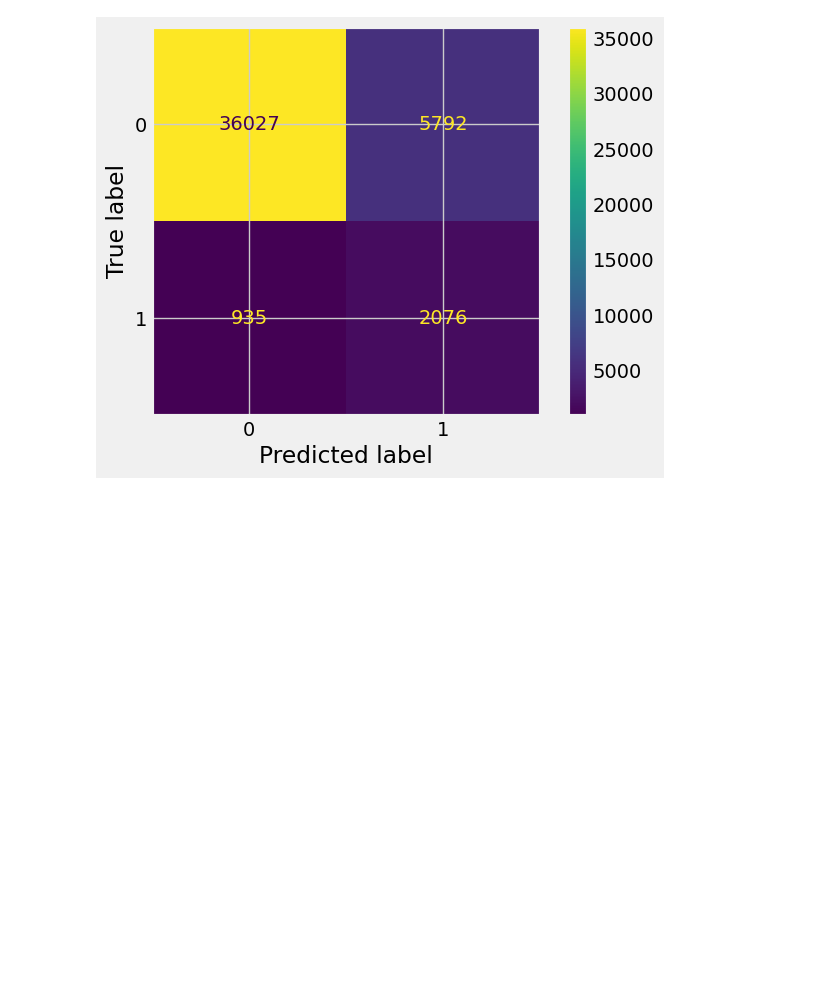
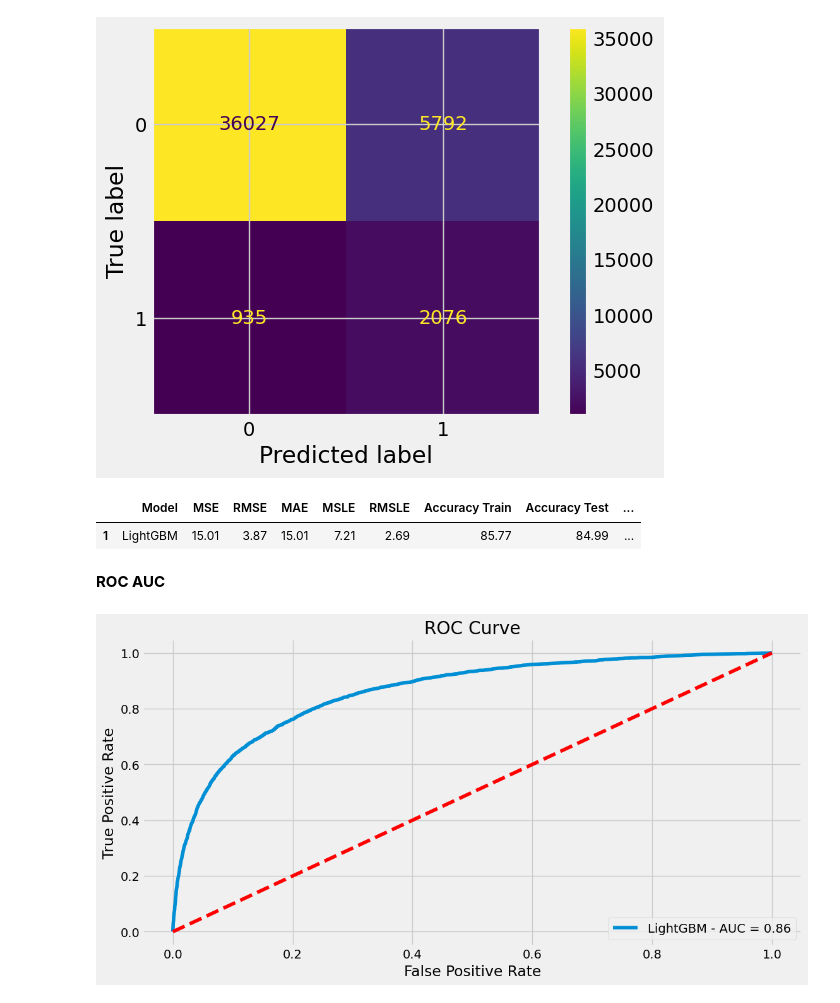
Before and after one commit to Arnold-git/Credit-Risk-Scoring, a Jupyter notebook: Research-and-Development/credit-scoring-EDA-modelling.ipynb, the cells around one changed output. Saved outputs shown, nothing was run; the diff lists cells and outputs as text; code cells hidden in the pictures; blank space fills up the shorter version.

```diff
--- a/Research-and-Development/credit-scoring-EDA-modelling.ipynb
+++ b/Research-and-Development/credit-scoring-EDA-modelling.ipynb
@@ -832,7 +832,7 @@ bestEstimatorLGB = lgb.LGBMClassifier(colsample_bytree=0.6, importance_type='gai
                random_state=7, scale_pos_weight=10, subsample=0.8).fit(X_train, y_train.flatten(), feature_name = train_df.columns.to_list())
 # %%
 yPredLGB = bestEstimatorLGB.predict_proba(X_test)
-yPredLGB = yPredLGB
+yPredLGB = yPredLGB[:, 1]
 # %%
 bestEstimatorLGB.classes_
 # %% [output]
@@ -873,3 +873,35 @@ disp.plot()
 plt.show()
 # %% [output]
 [figure]
+# %%
+LGBMetrics = pd.DataFrame({
+    'Model': 'LightGBM',
+    'MSE': round(metrics.mean_squared_error(y_test, yTestPredLGB)*100, 2),
+    'RMSE': round(np.sqrt(metrics.mean_squared_error(y_test, yTestPredLGB)*100), 2),
+    'MAE': round(metrics.mean_absolute_error(y_test, yTestPredLGB)*100, 2),
+    'MSLE': round(metrics.mean_squared_log_error(y_test, yTestPredLGB)*100, 2),
+    'RMSLE': round(np.sqrt(metrics.mean_squared_log_error(y_test, yTestPredLGB)*100), 2),
+    'Accuracy Train': round(bestEstimatorLGB.score(X_train, y_train)*100, 2),
+    'Accuracy Test': round(bestEstimatorLGB.score(X_test, y_test)*100, 2),
+    'F-Beta Score (β=2)': round(metrics.fbeta_score(y_test, yTestPredLGB, beta=2) * 100, 2)
+}, index=[1])
+
+LGBMetrics
+# %% [output]
+|  | Model | MSE | RMSE | MAE | MSLE | RMSLE | Accuracy Train | Accuracy Test | ... |
+| 1 | LightGBM | 15.01 | 3.87 | 15.01 | 7.21 | 2.69 | 85.77 | 84.99 | ... |
+# %% [markdown]
+**ROC AUC**
+# %%
+fpr, tpr, threshold = metrics.roc_curve(y_test, yPredLGB)
+rocAuc = metrics.auc(fpr, tpr)
+plt.figure(figsize=(12, 6))
+plt.title('ROC Curve')
+sns.lineplot(x = fpr, y = tpr, label = f'LightGBM - AUC = {round(rocAuc, 2)}')
+plt.legend(loc = 'lower right')
+plt.plot([0, 1], [0, 1], 'r--')
+plt.ylabel('True Positive Rate')
+plt.xlabel('False Positive Rate')
+plt.show()
+# %% [output]
+[figure, added]
```
Also changed, not shown: parts of 1 cell of this notebook.
